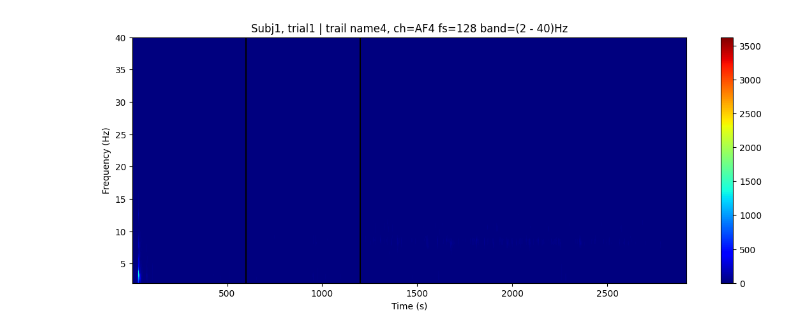
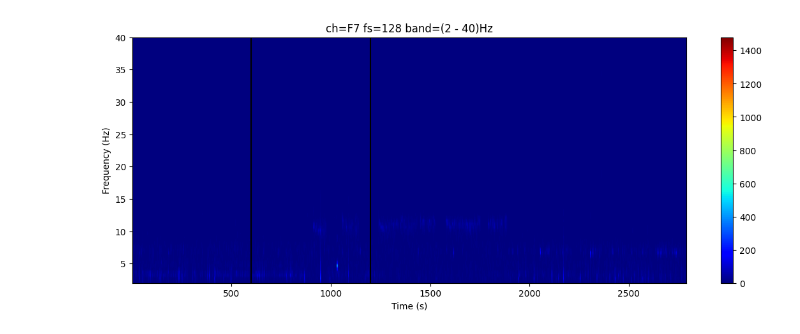
Before and after one commit to yakir4123/SNN-SCTN, a Jupyter notebook: scripts/mental_attention_state_detection.ipynb, the cells around one changed output. Drawn from its saved outputs; the diff is of its cells as text; code cells hidden in the pictures.

```diff
--- a/scripts/mental_attention_state_detection.ipynb
+++ b/scripts/mental_attention_state_detection.ipynb
@@ -10,0 +136,5 @@ import matplotlib.pyplot as plt
+# %%
+eeg_bands = spikes_data2eeg_bands(all_spikes2bins(example_spikes_channel, window=5_000_000))
+spikes_spectogram = spikes_dict2spectogram(eeg_bands)
+bins=int(spikes_spectogram.shape[1])
+plot_heatmap(spikes_spectogram, eeg_bands.keys(), annotate=True, title='Spikes spectogram')
@@ -11,4 +148,7 @@ import matplotlib.pyplot as plt
 # %%
+data_root = f'{EEG_FOLDER}/EEG_Data'
+
+
 def plot_spectrogram(data, fs, fmin, fmax):
     # plot the spectrogram
     plt.figure(figsize=(14, 5))
@@ -55,7 +195,7 @@ def get_EEG_data(data_root, filename):
     # Extract the data from one of these files.
     hz = 128
     #filename = 'eeg_record30.mat'
-    mat = loadmat(data_root + filename)
+    mat = loadmat(f'{data_root}/{filename}')
     data = pd.DataFrame.from_dict(mat["o"]["data"][0,0])
 
     # Limit the data to the 7 valid EEG leads.
@@ -78,3 +218,10 @@ def get_EEG_data(data_root, filename):
     #dat = dat.apply(zscore)
 
     return dat
+
+def get_trial_data(trial):
+    dat = get_EEG_data(data_root, f'eeg_record{trial}.mat')
+    return dat
+example_data = get_trial_data(3)
+channel_names = example_data.columns
+example_data
@@ -91,8 +241,0 @@ files = os.listdir(data_root)
-# %%
-def get_trial_data(trial):
-    dat = get_EEG_data(data_root, files[trial])
-    return dat
-
-example_data = get_trial_data(1)
-channel_names = example_data.columns
-example_data
@@ -126,9 +242,7 @@ subject_map
 # %%
-def plot_spectrogram(subject, trial, channel_name, fs, fmin, fmax):
+def plot_spectrogram(data, channel_name, fs, fmin, fmax):
     # plot the spectrogram
     plt.figure(figsize=(14, 5))
-    trial_name = subject_map[subject][trial]
-    data = get_trial_data(trial_name)[channel_name]
     Sxx, freqs, bins, im = plt.specgram(data, NFFT=256, Fs=fs,
                                          noverlap=128, cmap='jet')
     # Sxx[:, 600] = 2000
@@ -137,7 +251,7 @@ def plot_spectrogram(subject, trial, channel_name, fs, fmin, fmax):
     plt.ylim(fmin, fmax)
     plt.xlabel('Time (s)')
     plt.ylabel('Frequency (Hz)')
-    plt.title(f'Subj{subject}, trial{trial} | trail name{trial_name}, ch={channel_name} fs={fs} band=({fmin} - {fmax})Hz')
+    plt.title(f'ch={channel_name} fs={fs} band=({fmin} - {fmax})Hz')
     plt.imshow(Sxx, aspect='auto',
                cmap='jet', origin='lower',
                extent=[bins[0], bins[-1], freqs[0], freqs[-1]],
@@ -148,4 +267,4 @@ def plot_spectrogram(subject, trial, channel_name, fs, fmin, fmax):
 # %%
-x = plot_spectrogram(subject=1, trial=1, channel_name='AF4', fs=128, fmin=2, fmax=40)
+fft_spectogram = plot_spectrogram(example_data[channel], channel_name=channel, fs=128, fmin=2, fmax=40)
 # %% [output]
-[figure, old version]
+[figure, new version]
```
Also changed, not shown: parts of 17 cells of this notebook, 1 other file.
